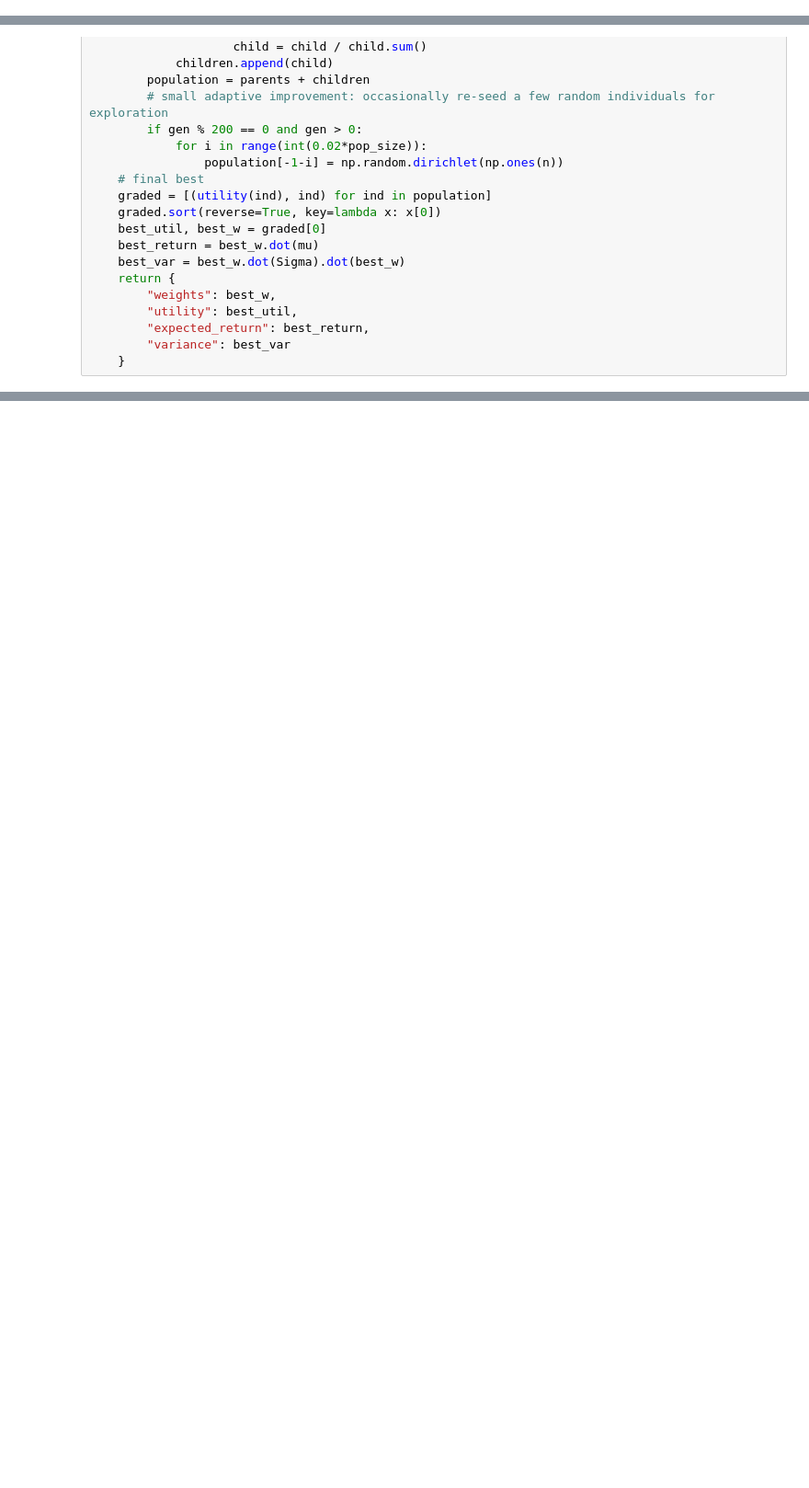
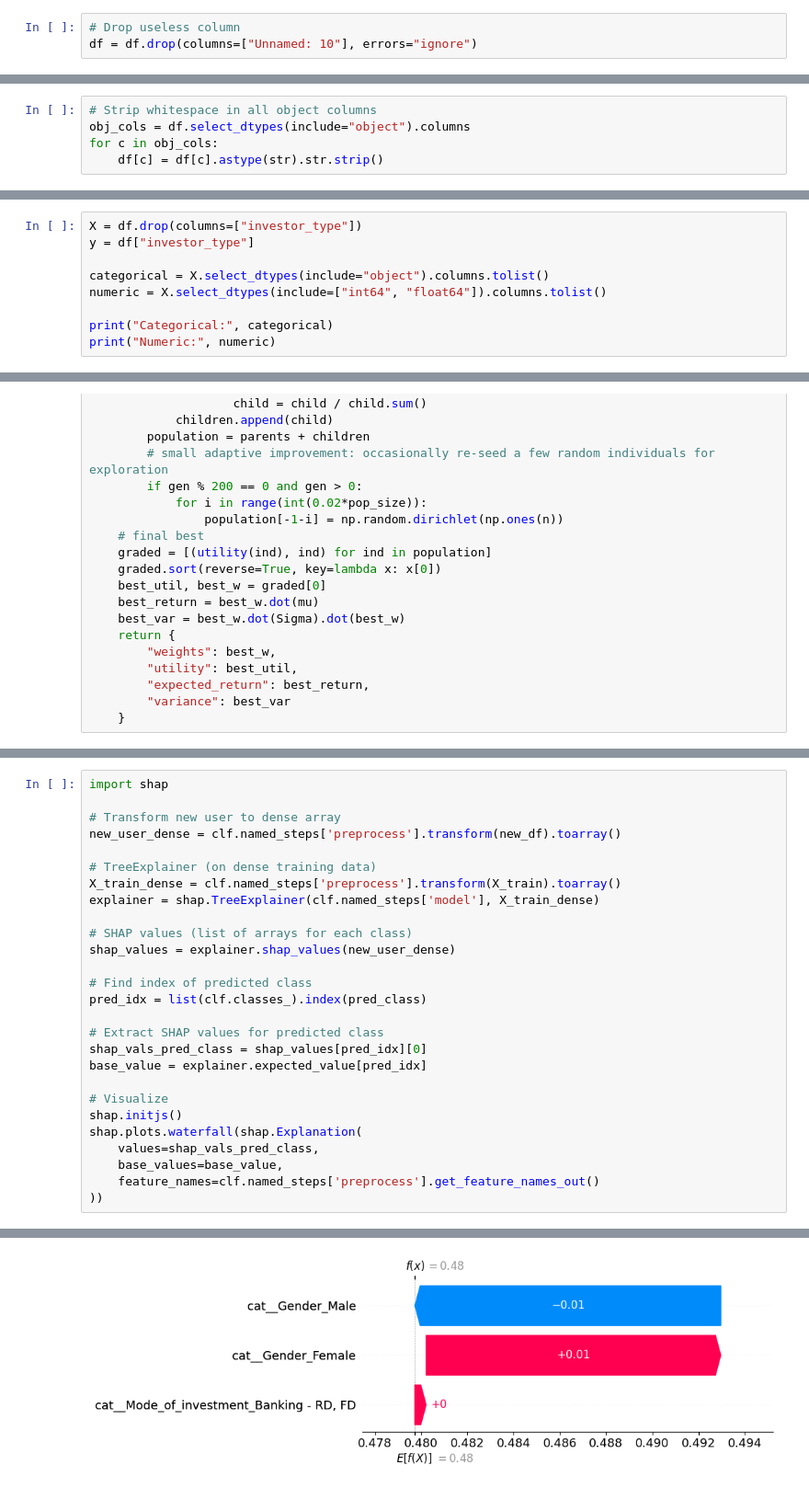
Before and after one commit to michael-099/AI-Powered-Robo-Advisor-for-Investments, a Jupyter notebook: main.ipynb, the cells around one changed output, grey strips where cells are left out. Shown: that part at 92% size. Cells and saved outputs as stored; diff of their text form; blank space fills up the shorter version.

Commit message:
classification model

```diff
--- a/main.ipynb
+++ b/main.ipynb
@@ -25,0 +105,3 @@ risk_map = {
+# %%
+# Drop useless column
+df = df.drop(columns=["Unnamed: 10"], errors="ignore")
@@ -25,0 +117,5 @@ risk_map = {
+# %%
+# Strip whitespace in all object columns
+obj_cols = df.select_dtypes(include="object").columns
+for c in obj_cols:
+    df[c] = df[c].astype(str).str.strip()
@@ -25,0 +145,9 @@ risk_map = {
+# %%
+X = df.drop(columns=["investor_type"])
+y = df["investor_type"]
+
+categorical = X.select_dtypes(include="object").columns.tolist()
+numeric = X.select_dtypes(include=["int64", "float64"]).columns.tolist()
+
+print("Categorical:", categorical)
+print("Numeric:", numeric)
@@ -161,0 +473,28 @@ Plain language explanation: We suggest this split because it aims to match your
+# %%
+import shap
+
+# Transform new user to dense array
+new_user_dense = clf.named_steps['preprocess'].transform(new_df).toarray()
+
+# TreeExplainer (on dense training data)
+X_train_dense = clf.named_steps['preprocess'].transform(X_train).toarray()
+explainer = shap.TreeExplainer(clf.named_steps['model'], X_train_dense)
+
+# SHAP values (list of arrays for each class)
+shap_values = explainer.shap_values(new_user_dense)
+
+# Find index of predicted class
+pred_idx = list(clf.classes_).index(pred_class)
+
+# Extract SHAP values for predicted class
+shap_vals_pred_class = shap_values[pred_idx][0]
+base_value = explainer.expected_value[pred_idx]
+
+# Visualize
+shap.initjs()
+shap.plots.waterfall(shap.Explanation(
+    values=shap_vals_pred_class,
+    base_values=base_value,
+    feature_names=clf.named_steps['preprocess'].get_feature_names_out()
+))
+# %% [output]
@@ -161,0 +502 @@ Plain language explanation: We suggest this split because it aims to match your
+[figure, added]
```
Also changed, not shown: parts of 15 cells of this notebook, 1 other file.
